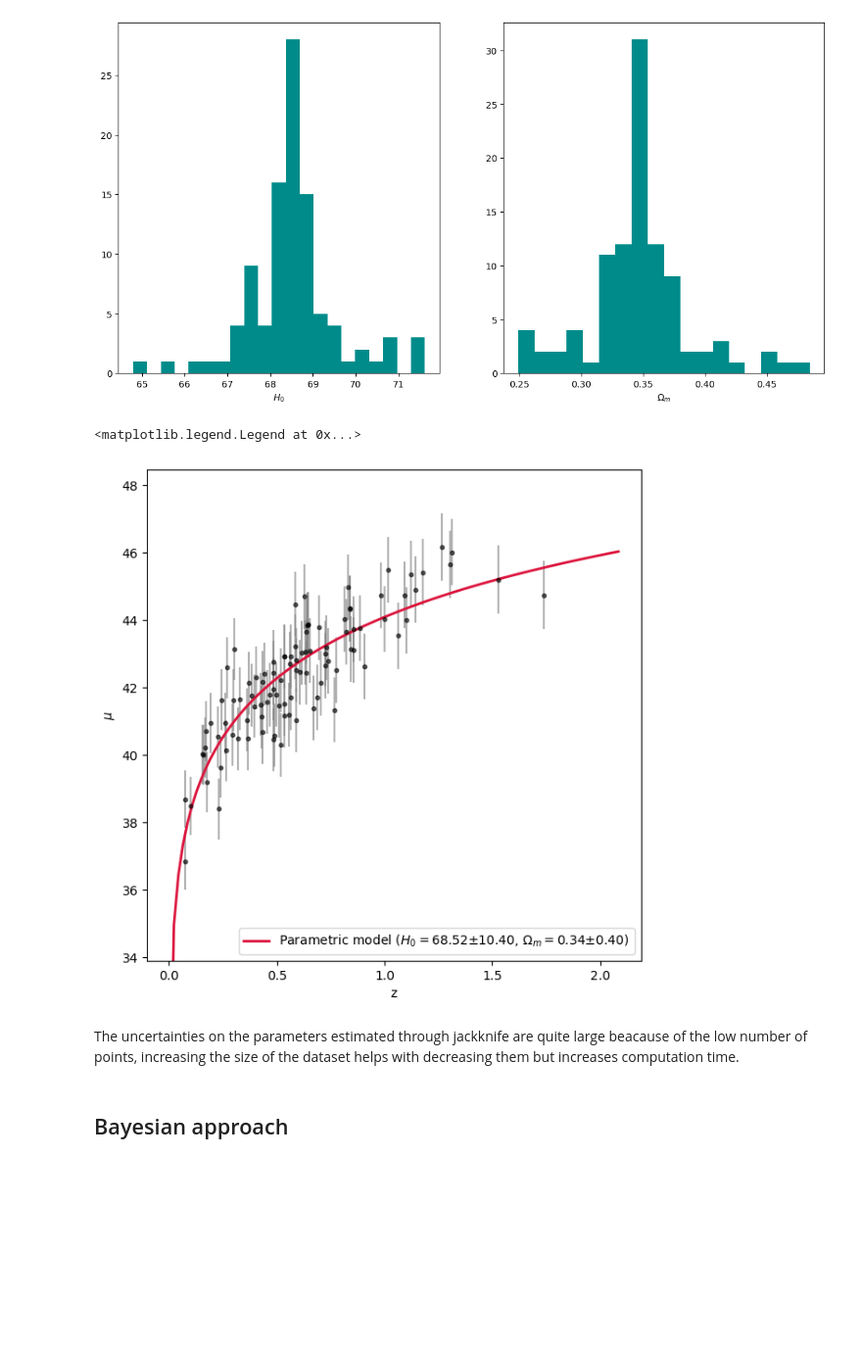
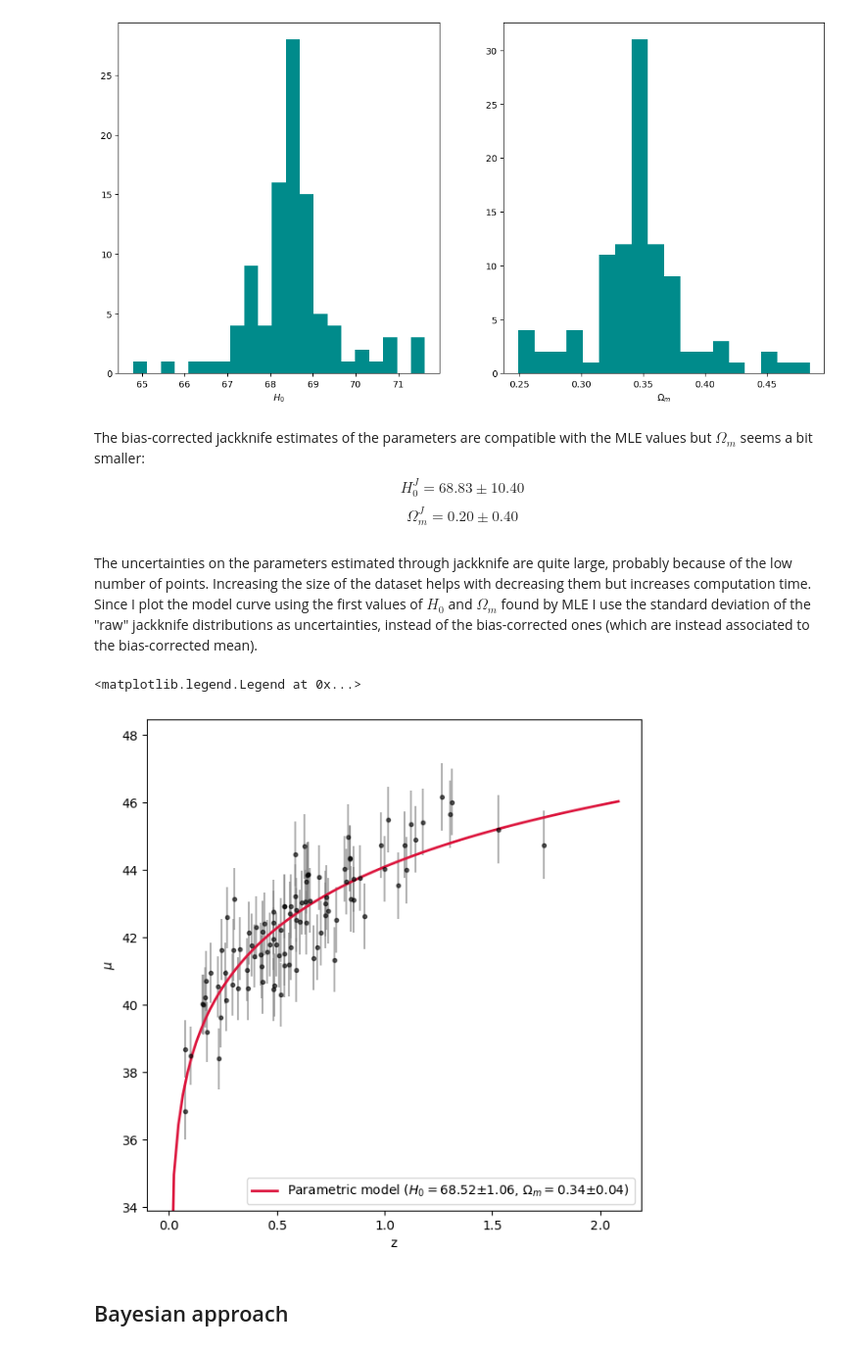
Before and after one commit to Giovanni-Ferron/astrostatistics_bicocca_2024, a Jupyter notebook: working/ex_L18.ipynb, the cells around one changed output. Shown at 98% size. Cells and saved outputs as stored; diff of their text form; code cells hidden in the pictures; blank space fills up the shorter version.

```diff
--- a/working/ex_L18.ipynb
+++ b/working/ex_L18.ipynb
@@ -236,23 +237,31 @@ axes_jk[1].set_xlabel("$\Omega_m$")
 # %% [output]
 Text(0.5, 0, '$\\Omega_m$')
 [figure]
-# %%
-#Plot best fit
-
-plt.figure()
-plt.errorbar(z_sample, mu_sample, dmu, fmt=".k", ecolor="grey", alpha=0.6)
-plt.plot(z_grid, DistMod(H0_dm, O_m_dm, 1 - O_m_dm, z_grid), color="crimson", lw=2,
-         label="Parametric model ($H_0 = $" + f"{H0_dm:.2f}" + "$\pm$" + f"{H0_std:.2f}" +
-         ", $\Omega_m = $" + f"{O_m_dm:.2f}" + "$\pm$" + f"{Om_std:.2f}"")")
-plt.xlabel("z")
-plt.ylabel("$\mu$")
-plt.ylim(0.92*min(mu_sample), 1.05*max(mu_sample))
-plt.legend(loc="lower right")
-# %% [output]
-<matplotlib.legend.Legend at 0x...>
-[figure, old version]
+# %%
+display(Markdown(
+    "The bias-corrected jackknife estimates of the parameters are compatible with the MLE values but $\Omega_m$ seems a bit smaller:"
+    "$$ H_0^J = " + f"{H0_mean:.2f}" + "\pm" + f"{H0_std:.2f}" + "$$"
+    "$$\Omega_m^J = " + f"{Om_mean:.2f}" + "\pm" + f"{Om_std:.2f}" + "$$"
+))
+# %% [output]
+The bias-corrected jackknife estimates of the parameters are compatible with the MLE values but $\Omega_m$ seems a bit smaller:$$ H_0^J = 68.83\pm10.40$$$$\Omega_m^J = 0.20\pm0.40$$
 # %% [markdown]
-The uncertainties on the parameters estimated through jackknife are quite large beacause of the low number of points, increasing the size of the dataset helps with decreasing them but increases computation time.
+The uncertainties on the parameters estimated through jackknife are quite large, probably because of the low number of points. Increasing the size of the dataset helps with decreasing them but increases computation time. Since I plot the model curve using the first values of $H_0$ and $\Omega_m$ found by MLE I use the standard deviation of the "raw" jackknife distributions as uncertainties, instead of the bias-corrected ones (which are instead associated to the bias-corrected mean).
+# %%
+#Plot best fit
+
+plt.figure()
+plt.errorbar(z_sample, mu_sample, dmu, fmt=".k", ecolor="grey", alpha=0.6)
+plt.plot(z_grid, DistMod(H0, O_m, 1 - O_m, z_grid), color="crimson", lw=2,
+         label="Parametric model ($H_0 = $" + f"{H0:.2f}" + "$\pm$" + f"{np.std(H0_distr):.2f}" +
+         ", $\Omega_m = $" + f"{O_m:.2f}" + "$\pm$" + f"{np.std(Om_distr):.2f}"")")
+plt.xlabel("z")
+plt.ylabel("$\mu$")
+plt.ylim(0.92*min(mu_sample), 1.05*max(mu_sample))
+plt.legend(loc="lower right")
+# %% [output]
+<matplotlib.legend.Legend at 0x...>
+[figure, new version]
 # %% [markdown]
 ## Bayesian approach
 # %% [markdown]
```
Also changed, not shown: parts of 20 cells of this notebook.
